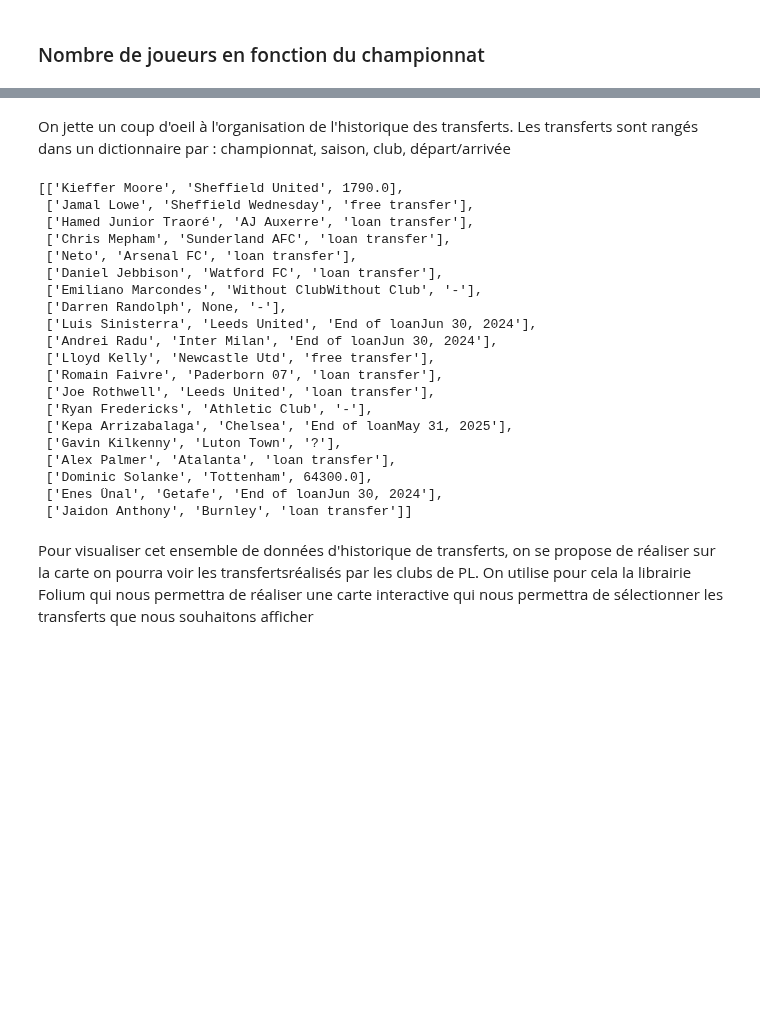
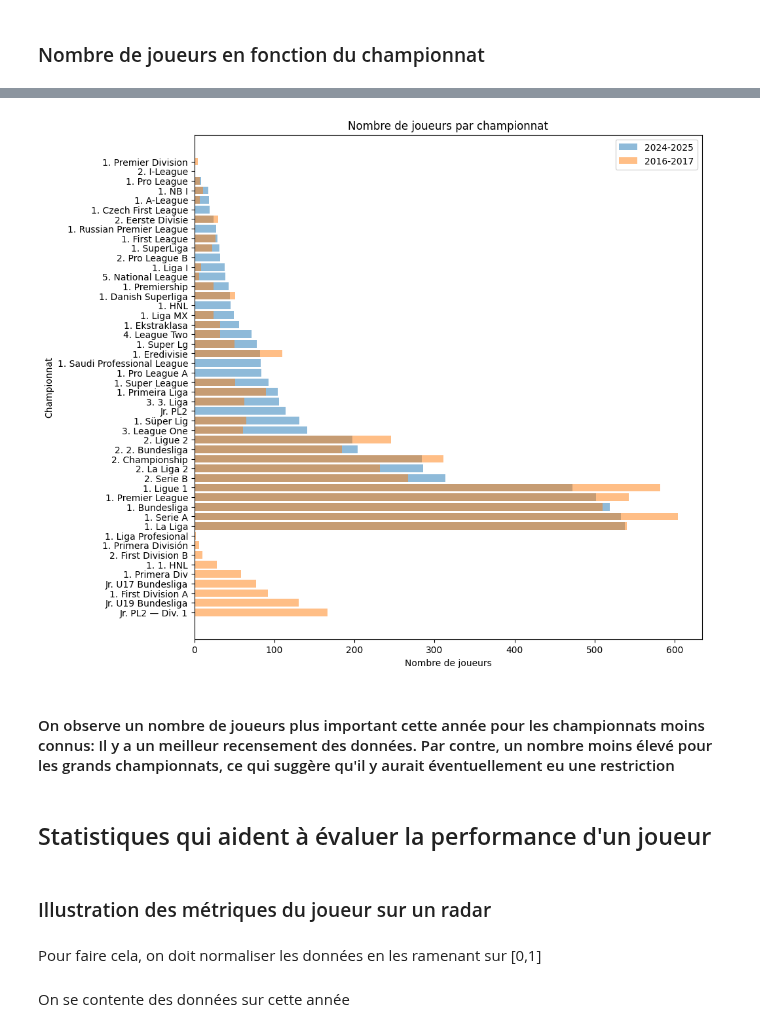
Before and after one commit to RiyadKT/Football-player-performance-prediction, a Jupyter notebook: data_visualisation.ipynb, the cells around one changed output, grey strips where cells are left out. Cells and saved outputs as stored; diff of their text form; code cells hidden in the pictures; blank space fills up the shorter version.

Commit message:
Commentaires et statistiques descriptives additionnelles

```diff
--- a/data_visualisation.ipynb
+++ b/data_visualisation.ipynb
@@ -234,9 +59,0 @@ On retire les colonnes du style "2024", "2023" qui ne contiennent aucunes inform
-# %%
-n = len(player_stats_fbref)
-for i in list(player_stats_fbref.columns) :
-    if "-" not in str(i) :
-        player_stats_fbref = player_stats_fbref.drop(columns=i)
-    elif player_stats_fbref[i].isnull().sum() == n :
-        player_stats_fbref = player_stats_fbref.drop(columns=i)
-
-player_stats_fbref.head()
@@ -301,28 +60,41 @@ player_stats_tm.head()
-# %% [markdown]
-On jette un coup d'oeil à l'organisation de l'historique des transferts. Les transferts sont rangés dans un dictionnaire par :  championnat, saison, club, départ/arrivée
-# %%
-transfer_history["GB1"][2024]['AFC Bournemouth']['departures']
-# %% [output]
-[['Kieffer Moore', 'Sheffield United', 1790.0],
- ['Jamal Lowe', 'Sheffield Wednesday', 'free transfer'],
- ['Hamed Junior Traoré', 'AJ Auxerre', 'loan transfer'],
- ['Chris Mepham', 'Sunderland AFC', 'loan transfer'],
- ['Neto', 'Arsenal FC', 'loan transfer'],
- ['Daniel Jebbison', 'Watford FC', 'loan transfer'],
- ['Emiliano Marcondes', 'Without ClubWithout Club', '-'],
- ['Darren Randolph', None, '-'],
- ['Luis Sinisterra', 'Leeds United', 'End of loanJun 30, 2024'],
- ['Andrei Radu', 'Inter Milan', 'End of loanJun 30, 2024'],
- ['Lloyd Kelly', 'Newcastle Utd', 'free transfer'],
- ['Romain Faivre', 'Paderborn 07', 'loan transfer'],
- ['Joe Rothwell', 'Leeds United', 'loan transfer'],
- ['Ryan Fredericks', 'Athletic Club', '-'],
- ['Kepa Arrizabalaga', 'Chelsea', 'End of loanMay 31, 2025'],
- ['Gavin Kilkenny', 'Luton Town', '?'],
- ['Alex Palmer', 'Atalanta', 'loan transfer'],
- ['Dominic Solanke', 'Tottenham', 64300.0],
- ['Enes Ünal', 'Getafe', 'End of loanJun 30, 2024'],
- ['Jaidon Anthony', 'Burnley', 'loan transfer']]
-# %% [markdown]
-Pour visualiser cet ensemble de données d'historique de transferts, on se propose de réaliser sur la carte on pourra voir les transfertsréalisés par les clubs de PL.
-On utilise pour cela la librairie Folium qui nous permettra de réaliser une carte interactive qui nous permettra de sélectionner les transferts que nous souhaitons afficher
+# %%
+plt.figure(figsize=(10, 10))
+
+for season,color in [('2024-2025','skyblue'),('2016-2017','orange')]:
+
+    champs=[player_stats_fbref.loc[player,season]['comp_level'] for player in player_stats_fbref.index  if not(na_player_stats_fbref.loc[player,season])]
+
+    champ_counts=sorted([(champs.count(champ),champ) for champ in set(champs)])
+    champs,champ_counts=[x[1] for x in champ_counts],[x[0] for x in champ_counts]
+
+
+
+    plt.barh(champs,champ_counts,label=season,alpha=0.5,fill=True)
+
+
+
+
+
+
+
+
+# Afficher le graphique
+
+plt.title('Nombre de joueurs par championnat')
+plt.xlabel('Nombre de joueurs')
+plt.ylabel('Championnat')
+plt.legend()
+plt.gca().invert_yaxis()  # Inverse l'ordre pour que le championnat avec le plus de joueurs soit en haut
+plt.show()
+# %% [output]
+[figure, added]
+# %% [markdown]
+#### On observe un nombre de joueurs plus important cette année pour les championnats moins connus: Il y a un meilleur recensement des données. Par contre, un nombre moins élevé pour les grands championnats, ce qui suggère qu'il y aurait éventuellement eu une restriction
+# %% [markdown]
+## Statistiques qui aident à évaluer la performance d'un joueur
+# %% [markdown]
+### Illustration des métriques du joueur sur un radar
+# %% [markdown]
+Pour faire cela, on doit normaliser les données en les ramenant sur [0,1]
+# %% [markdown]
+On se contente des données sur cette année
```
Also changed, not shown: parts of 31 cells of this notebook, 2 other files.
